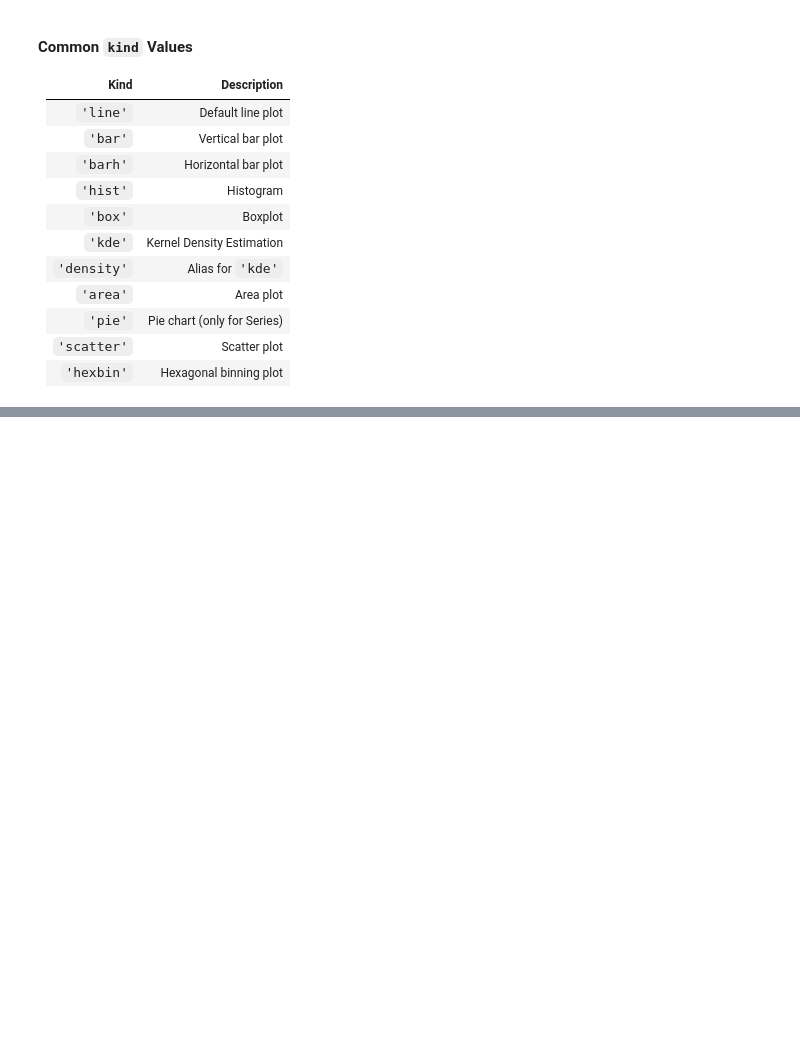
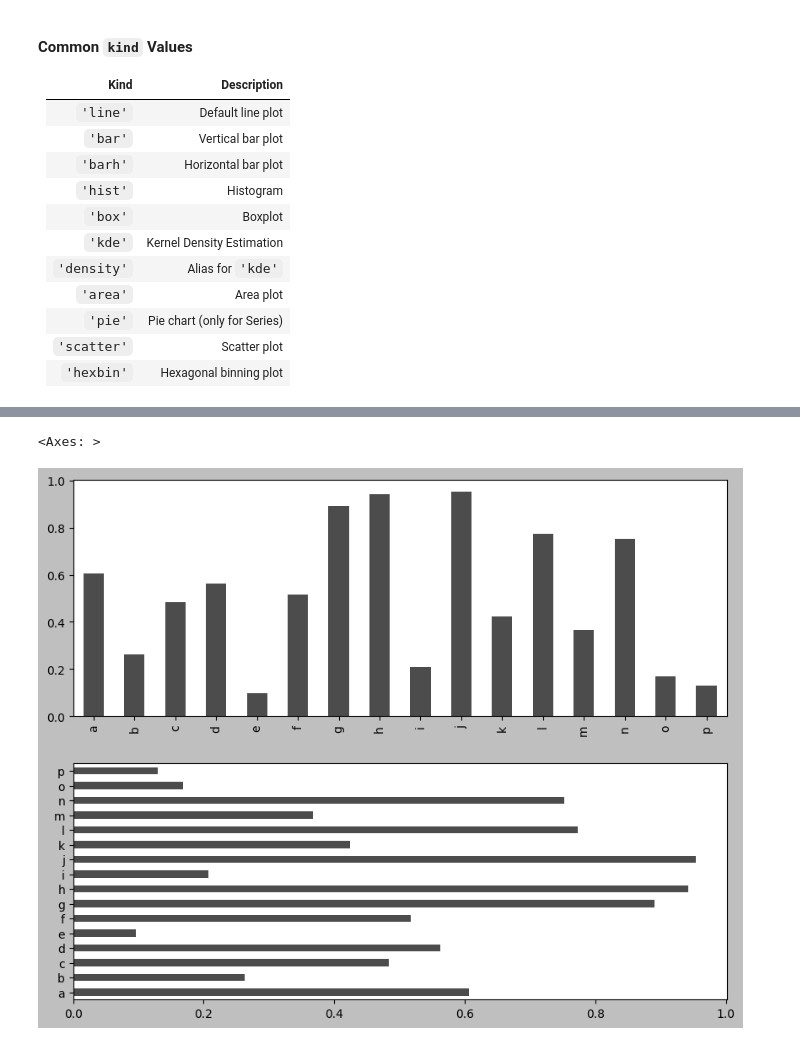
Before and after one commit to f-ckyou/pandas, a Jupyter notebook: pd-9/2_plotting_with_pandas_and_seaborn.ipynb, the cells around one changed output, grey strips where cells are left out. Saved outputs shown, nothing was run; the diff lists cells and outputs as text; code cells hidden in the pictures; blank space fills up the shorter version.

Commit message:
bar plots

```diff
--- a/pd-9/2_plotting_with_pandas_and_seaborn.ipynb
+++ b/pd-9/2_plotting_with_pandas_and_seaborn.ipynb
@@ -164,0 +169,12 @@ df.plot()
+# %%
+
+data = pd.Series(np.random.uniform(size=16), index=list("abcdefghijklmnop"))
+# Create subplots
+fig, axes = plt.subplots(2, 1, figsize=(10,8))
+
+data.plot.bar(ax=axes[0], color="black", alpha=0.7)
+
+data.plot.barh(ax=axes[1], color="black", alpha=0.7)
+# %% [output]
+<Axes: >
+[figure, added]
```
Also changed, not shown: parts of 12 cells of this notebook, 1 other file.
